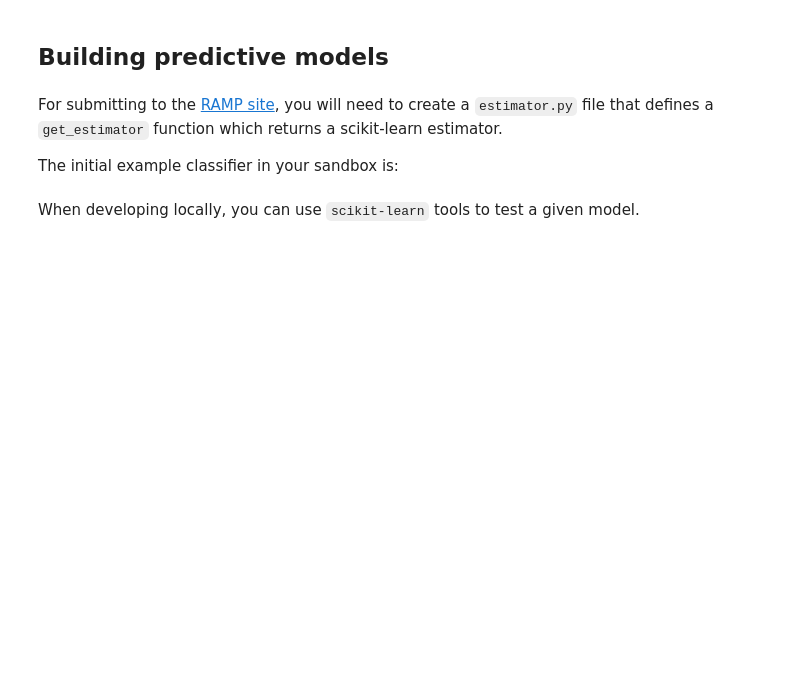
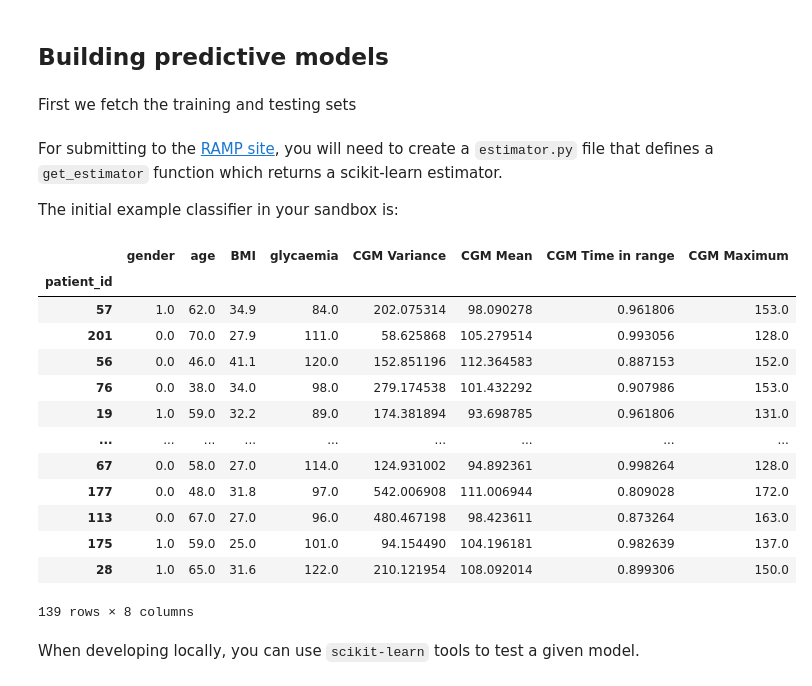
Before and after one commit to AlexandreChaussard/Datacamp-Project, a Jupyter notebook: DT2_starting_kit.ipynb, the cells around one changed output. Saved outputs shown, nothing was run; the diff lists cells and outputs as text; code cells hidden in the pictures; blank space fills up the shorter version.

```diff
--- a/DT2_starting_kit.ipynb
+++ b/DT2_starting_kit.ipynb
@@ -279,15 +280,15 @@ def compute_average_time_in_range(cgm_data, normal_range=[70, 127]):
 def compute_maximum(cgm_data):
     return cgm_data.max()
 
-variance = compute_variance(cgm_data)
-mean_value = compute_mean(cgm_data)
-avg_time_in_range = compute_average_time_in_range(cgm_data, normal_range=[70, 127])
-maximum_value = compute_maximum(cgm_data)
+additional_features = {
+    "CGM Variance":compute_variance,
+    "CGM Mean": compute_mean,
+    "CGM Time in range": compute_average_time_in_range,
+    "CGM Maximum": compute_maximum,
+}
 
-print(f"Extracted features: " +
-      f"\n- Variance: {variance}" +
-      f"\n- Mean: {mean_value} " +
-      f"\n- Average time in range {str(avg_time_in_range*100)[0:5]}% " +
-      f"\n- Maximum: {maximum_value}")
+print("Extracted features:")
+for name, fun in additional_features.items():
+    print(f'  * {name}: {fun(cgm_data)}')
 # %% [output]
 Extracted features:
@@ -317,6 +318,13 @@ cgm_48h.head()
 5 rows × 576 columns
 # %% [markdown]
 ## Building predictive models
+# %% [markdown]
+First we fetch the training and testing sets
+# %%
+from problem import get_train_data, get_test_data
+
+X_train, y_train = get_train_data()
+X_test, y_test = get_test_data()
 # %% [markdown]
 For submitting to the [RAMP site](https://ramp.studio), you will need to create a `estimator.py` file that defines a `get_estimator` function which returns a scikit-learn estimator.
 
@@ -333,3 +395,21 @@ def get_estimator():
+# %%
+feature_extractor = FeatureExtractor()
+feature_extractor.transform(X_train)
+# %% [output]
+|  | gender | age | BMI | glycaemia | CGM Variance | CGM Mean | CGM Time in range | CGM Maximum |
+| patient_id |  |  |  |  |  |  |  |  |
+| 57 | 1.0 | 62.0 | 34.9 | 84.0 | 202.075314 | 98.090278 | 0.961806 | 153.0 |
+| 201 | 0.0 | 70.0 | 27.9 | 111.0 | 58.625868 | 105.279514 | 0.993056 | 128.0 |
+| 56 | 0.0 | 46.0 | 41.1 | 120.0 | 152.851196 | 112.364583 | 0.887153 | 152.0 |
+| 76 | 0.0 | 38.0 | 34.0 | 98.0 | 279.174538 | 101.432292 | 0.907986 | 153.0 |
+| 19 | 1.0 | 59.0 | 32.2 | 89.0 | 174.381894 | 93.698785 | 0.961806 | 131.0 |
+| ... | ... | ... | ... | ... | ... | ... | ... | ... |
+| 67 | 0.0 | 58.0 | 27.0 | 114.0 | 124.931002 | 94.892361 | 0.998264 | 128.0 |
+| 177 | 0.0 | 48.0 | 31.8 | 97.0 | 542.006908 | 111.006944 | 0.809028 | 172.0 |
+| 113 | 0.0 | 67.0 | 27.0 | 96.0 | 480.467198 | 98.423611 | 0.873264 | 163.0 |
+| 175 | 1.0 | 59.0 | 25.0 | 101.0 | 94.154490 | 104.196181 | 0.982639 | 137.0 |
+| 28 | 1.0 | 65.0 | 31.6 | 122.0 | 210.121954 | 108.092014 | 0.899306 | 150.0 |
+139 rows × 8 columns
 # %% [markdown]
 When developing locally, you can use `scikit-learn` tools to test a given model.
 # %%
```
Also changed, not shown: parts of 8 cells of this notebook, 3 other files.
